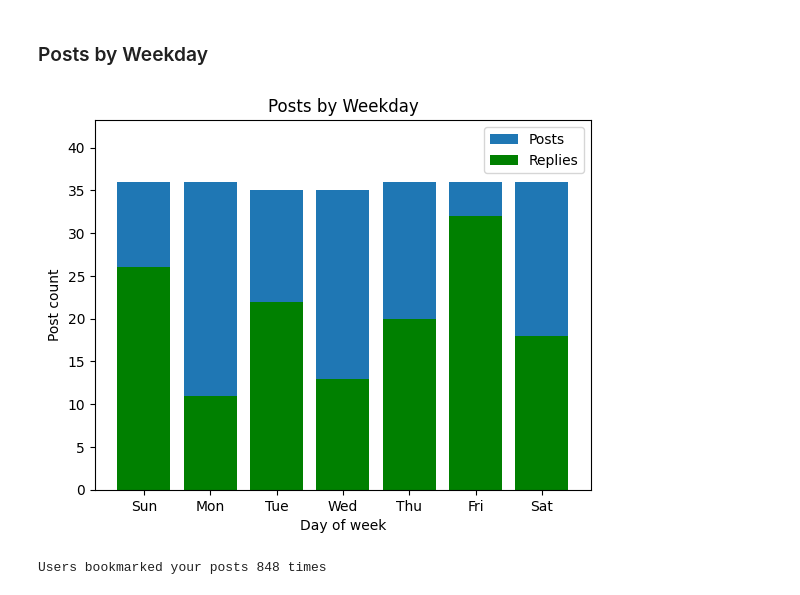
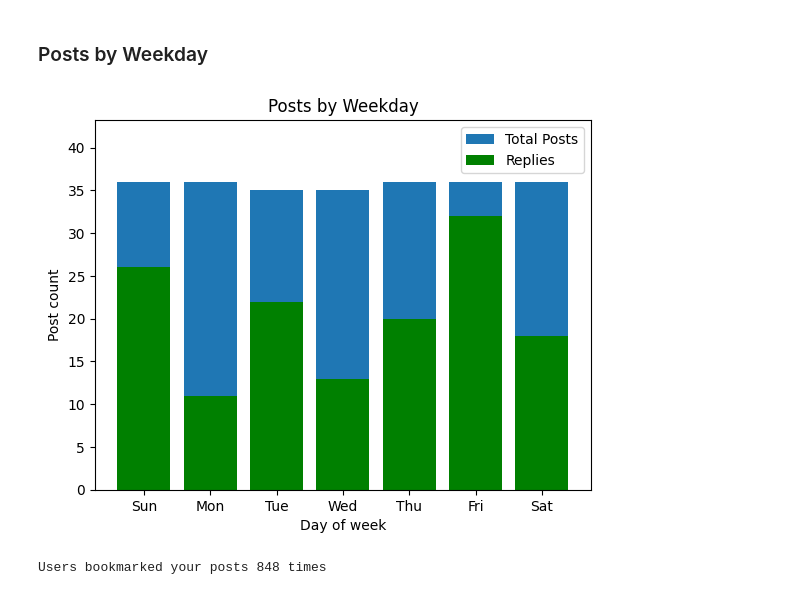
Before and after one commit to bodhichristian/python-basics, a Jupyter notebook: x_data/X Data.ipynb, the cells around one changed output. Drawn from its saved outputs; the diff is of its cells as text; code cells hidden in the pictures.

```diff
--- a/x_data/X Data.ipynb
+++ b/x_data/X Data.ipynb
@@ -187,20 +187,20 @@ print(f'{total_posts} posts over the last 90 days, averaging ~{monthly_average}
 # %%
 posts_by_weekday = posts.groupby('Weekday', observed=True).size()
 replies_by_weekday = posts.groupby('Weekday', observed=True)['Replies'].sum()
 
-plt.bar(posts_by_weekday.index, posts_by_weekday.values, label='Posts')
+plt.bar(posts_by_weekday.index, posts_by_weekday.values, label='Total Posts')
 plt.bar(replies_by_weekday.index, replies_by_weekday.values, color='green', label='Replies')
 
 plt.xlabel('Day of week')
 plt.ylabel('Post count')
 plt.title('Posts by Weekday')
 
 plt.ylim(0, (posts_by_weekday.max() * 1.2))  # 20% buffer for better visibility
 
 plt.legend()
 plt.show()
 # %% [output]
-[figure, old version]
+[figure, new version]
 # %%
 total_bookmarks = posts['Bookmarks'].sum()
 print(f'Users bookmarked your posts {total_bookmarks} times')
```
